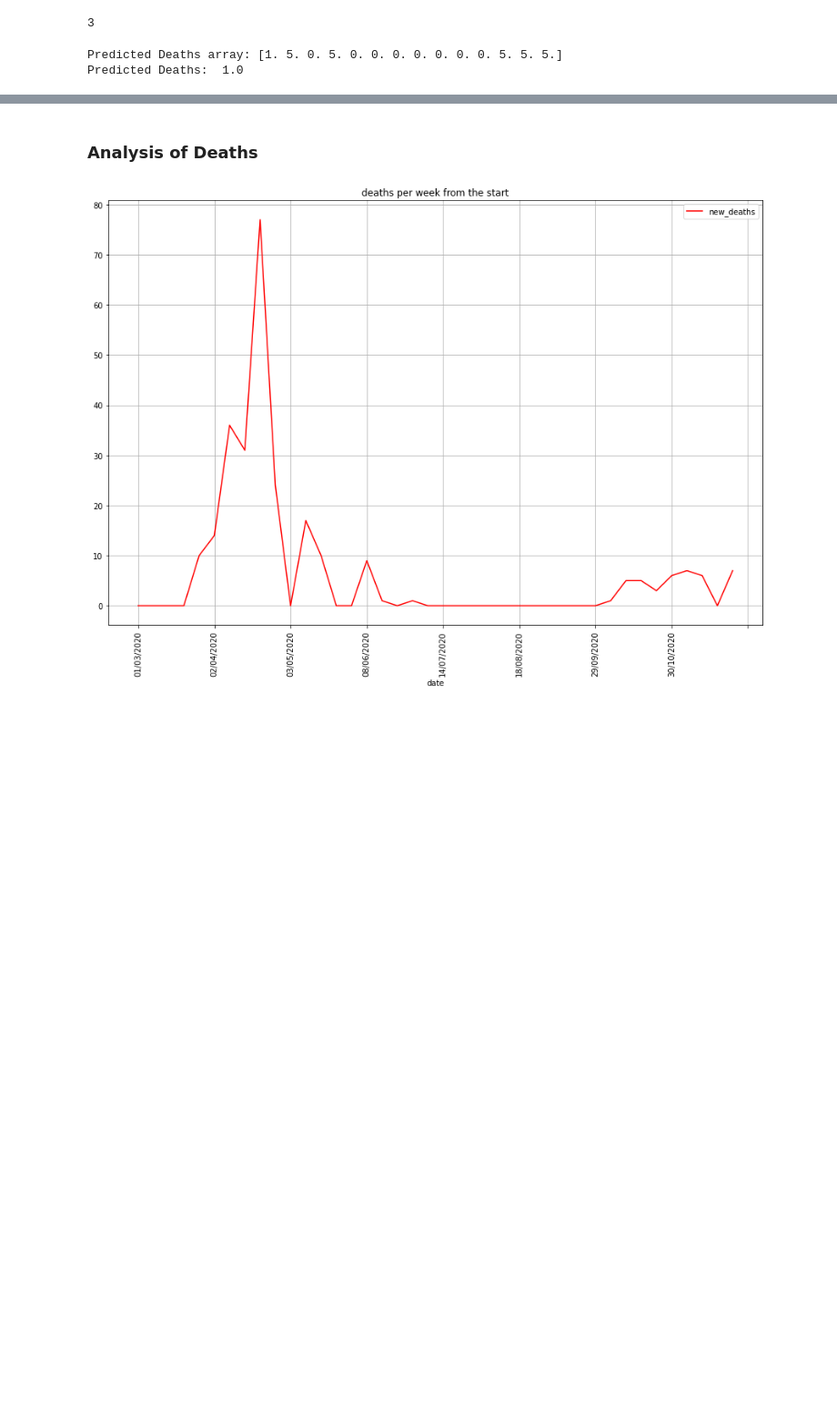
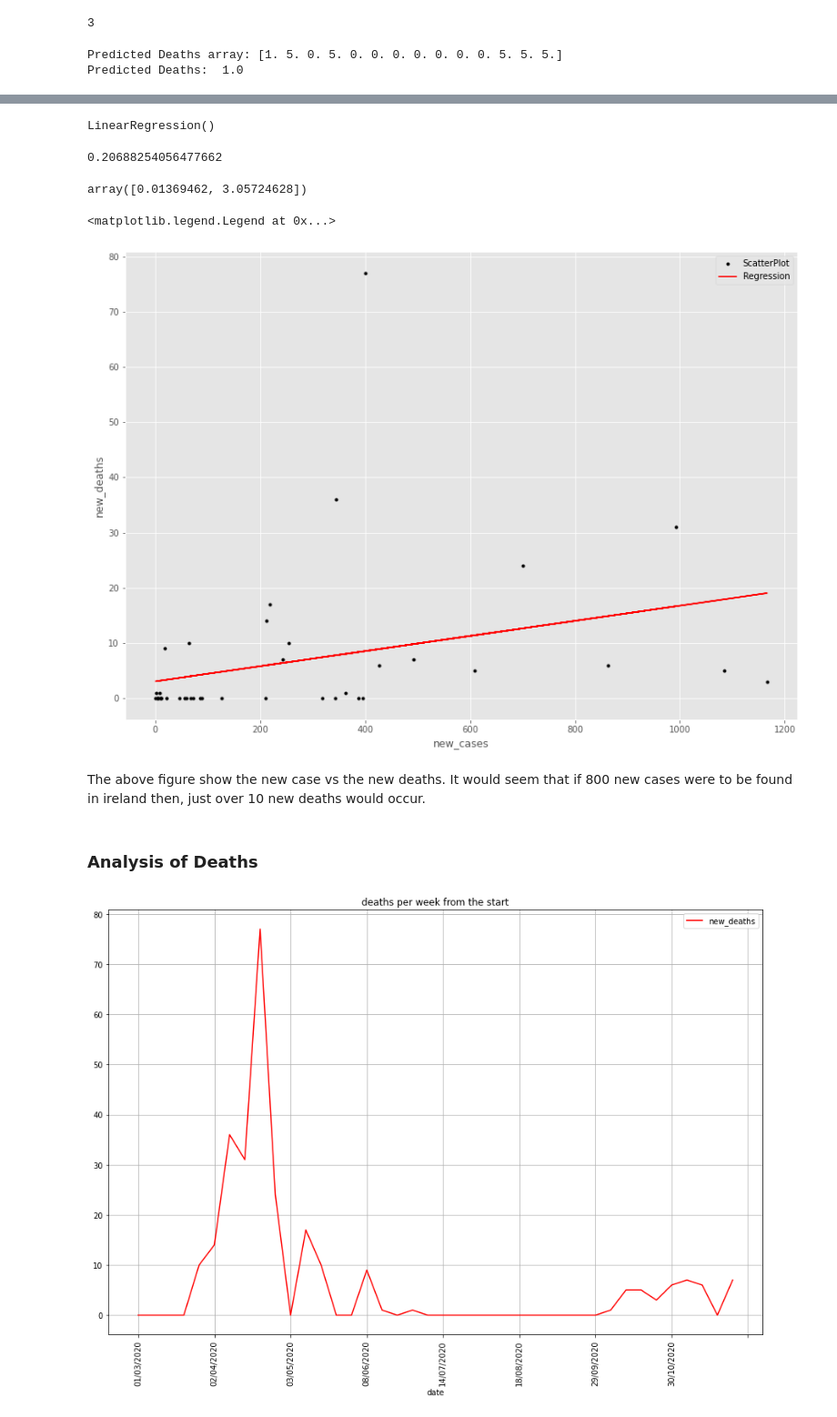
Before and after one commit to G00387859/programming-for-data-analysis-assignment, a Jupyter notebook: Project2020.ipynb, the cells around one changed output, grey strips where cells are left out. Shown: that part at 91% size. Drawn from its saved outputs; the diff is of its cells as text; code cells hidden in the pictures; blank space fills up the shorter version.

Commit message:
Linear Regression to the project

```diff
--- a/Project2020.ipynb
+++ b/Project2020.ipynb
@@ -194,3 +217,32 @@ Predicted Deaths:  1.0
+# %%
+m.fit(x,y)
+# %% [output]
+LinearRegression()
+# %%
+m.score(x,y)
+# %% [output]
+0.20688254056477662
+# %%
+z = ddf['new_cases']
+q = ddf['new_deaths']
+# %%
+np.polyfit(z,q,1)
+# %% [output]
+array([0.01369462, 3.05724628])
+# %%
+m,c =np.polyfit(z,q,1)
+# %%
+plt.plot(z, q, 'k.',label="ScatterPlot")
+#y=ax**2+bx+c, quadratic
+plt.plot(z, m * z + c, 'r-',label="Regression")
+plt.xlabel("new_cases")
+plt.ylabel("new_deaths")
+plt.legend(loc="best")
+# %% [output]
+<matplotlib.legend.Legend at 0x...>
+[figure, added]
+# %% [markdown]
+The above figure show the new case vs the new deaths. It would seem that if 800 new cases were to be found in ireland then, just over 10 new deaths would occur.
 # %% [markdown]
 ### Analysis of Deaths
 # %%
```
Also changed, not shown: parts of 7 cells of this notebook, 1 other file.
